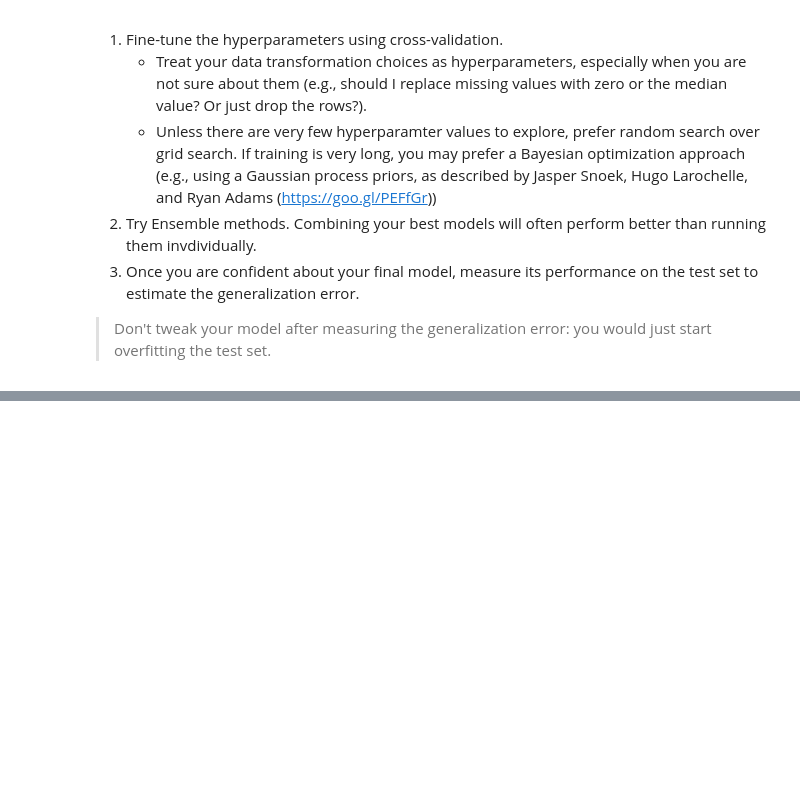
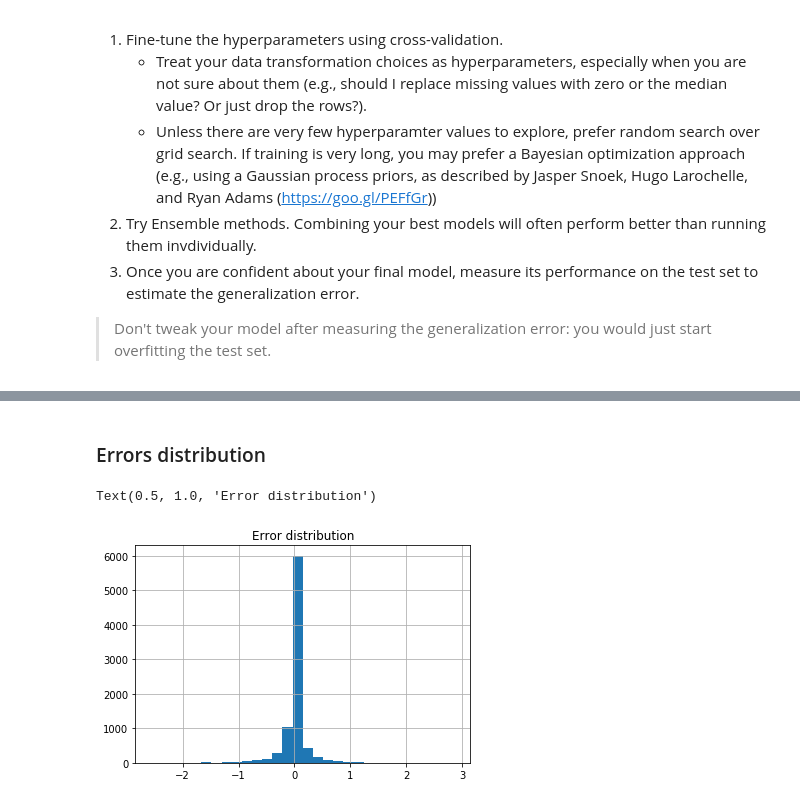
Before and after one commit to screwdriver66/solar_prod_suvilahti, a Jupyter notebook: model_building.ipynb, the cells around one changed output, grey strips where cells are left out. Cells and saved outputs as stored; diff of their text form; code cells hidden in the pictures; blank space fills up the shorter version.

```diff
--- a/model_building.ipynb
+++ b/model_building.ipynb
@@ -48,0 +104,12 @@ model = RandomForestRegressor(n_estimators = 5000, max_depth=10, random_state=42
+# %% [markdown]
+### Errors distribution
+# %%
+# let's evaluate the distribution of the errors:
+# they should be fairly normally distributed
+
+errors = y_test - model.predict(X_test)
+errors.hist(bins=30)
+plt.title('Error distribution')
+# %% [output]
+Text(0.5, 1.0, 'Error distribution')
+[figure, added]
```
Also changed, not shown: parts of 32 cells of this notebook, 2 other files.
